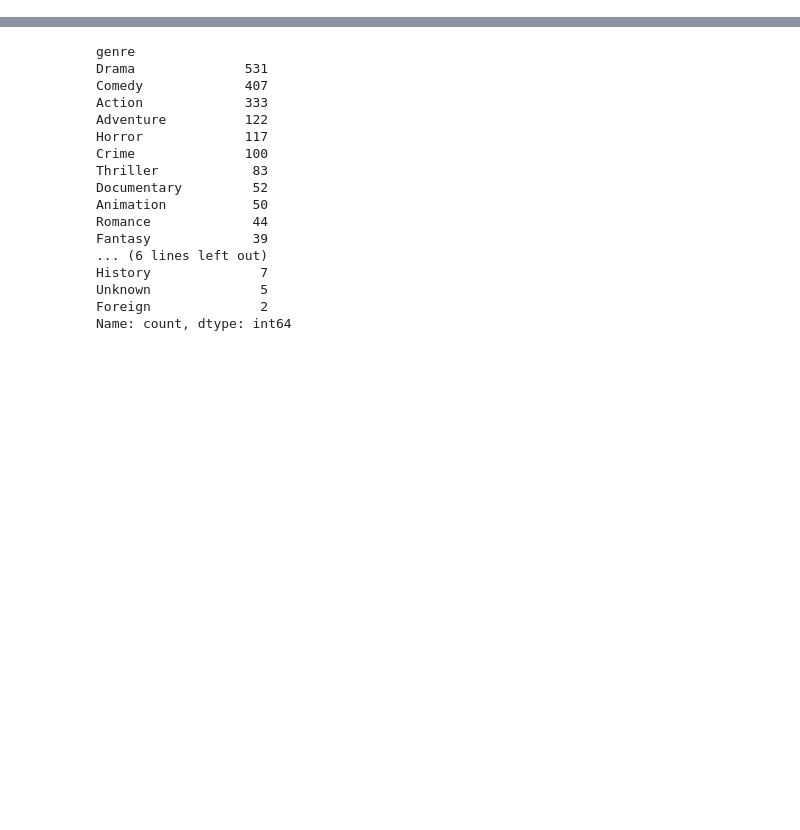
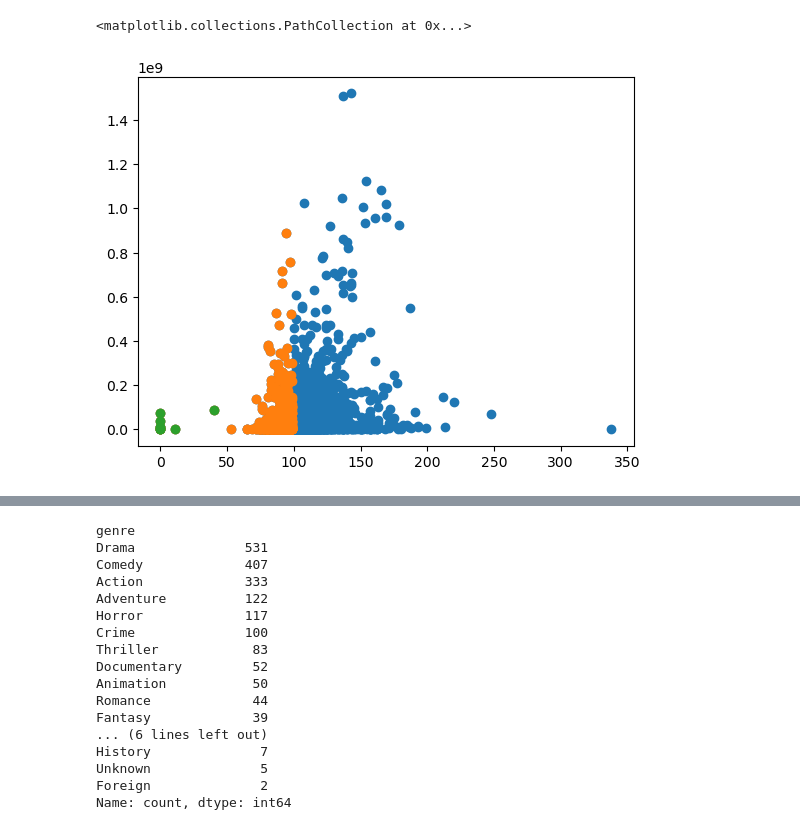
Before and after one commit to Nath-17/Movie-revenue-prediction, a Jupyter notebook: EDA/eda.ipynb, the cells around one changed output, grey strips where cells are left out. Cells and saved outputs as stored; diff of their text form; code cells hidden in the pictures; blank space fills up the shorter version.

```diff
--- a/EDA/eda.ipynb
+++ b/EDA/eda.ipynb
@@ -13,0 +56,17 @@ X_test = pd.read_csv("data/challenge_test_features.csv", index_col=0)
+# %%
+#afficher length avec le revenu des films
+plt.scatter(X_train["length"], y_train)
+
+#afficher pour les length < 100
+plt.scatter(X_train[X_train["length"]<100]["length"], y_train[X_train["length"]<100])
+
+#afficher pour les legth < 50
+plt.scatter(X_train[X_train["length"]<50]["length"], y_train[X_train["length"]<50])
+
+
+#supprimer les outliers avec les length <50
+X_train = X_train[X_train["length"]>=50]
+y_train = y_train[X_train["length"]>=50]
+# %% [output]
+<matplotlib.collections.PathCollection at 0x...>
+[figure, added]
```
Also changed, not shown: parts of 10 cells of this notebook, 3 other files.
